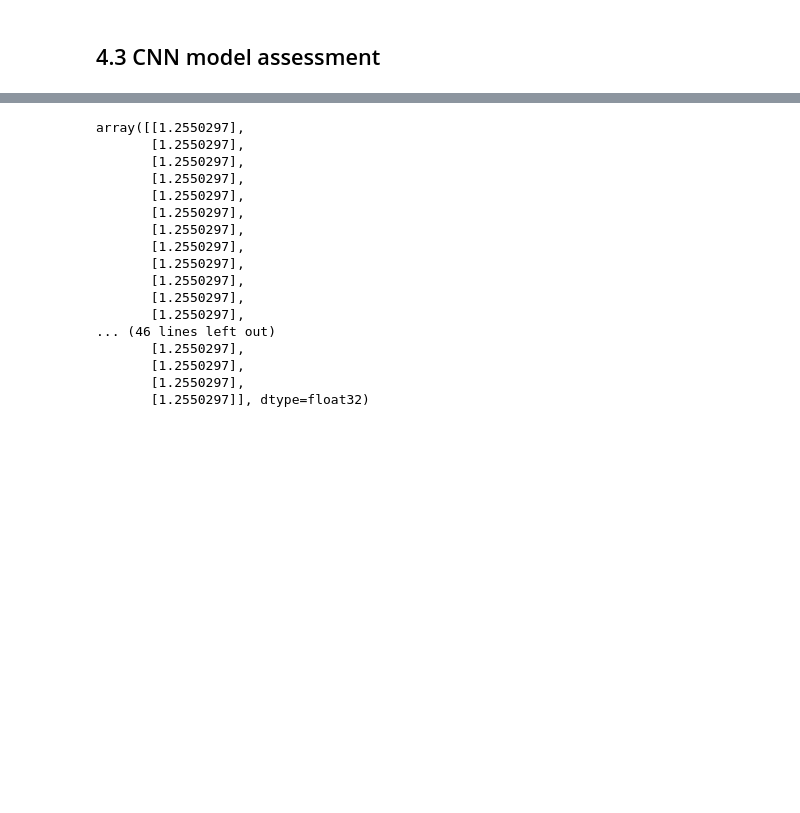
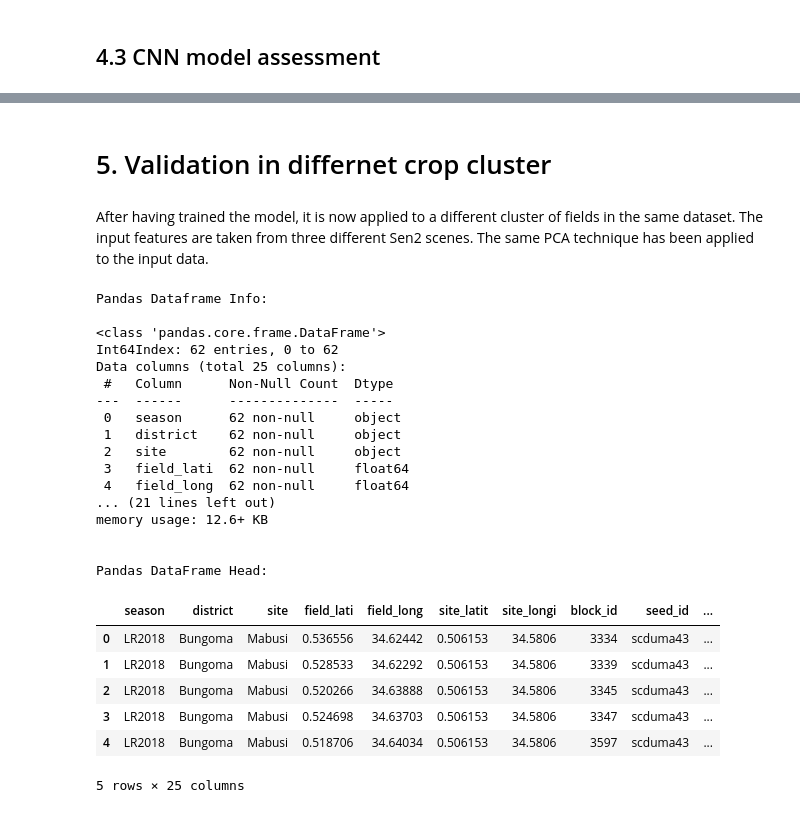
Before and after one commit to simon-donike/crop_yield_prediction_kenya, a Jupyter notebook: crop_yield.ipynb, the cells around one changed output, grey strips where cells are left out. Cells and saved outputs as stored; diff of their text form; code cells hidden in the pictures; blank space fills up the shorter version.

```diff
--- a/crop_yield.ipynb
+++ b/crop_yield.ipynb
@@ -478,20 +537,38 @@ yield_pred = model.predict(X)
-# %%
-yield_pred
-# %% [output]
-array([[1.2550297],
-       [1.2550297],
-       [1.2550297],
-       [1.2550297],
-       [1.2550297],
-       [1.2550297],
-       [1.2550297],
-       [1.2550297],
-       [1.2550297],
-       [1.2550297],
-       [1.2550297],
-       [1.2550297],
-... (46 lines left out)
-       [1.2550297],
-       [1.2550297],
-       [1.2550297],
-       [1.2550297]], dtype=float32)
+# %% [markdown]
+# 5. Validation in differnet crop cluster
+# %% [markdown]
+After having trained the model, it is now applied to a different cluster of fields in the same dataset. The input features are taken from three different Sen2 scenes. The same PCA technique has been applied to the input data.
+# %%
+# load data
+data_test = pd.read_csv("bands_sampled4_test.csv")
+# drop columns that contain NaN
+data_test = data_test.dropna(axis=0)
+print("Pandas Dataframe Info:\n")
+data_test.info()
+print("\n\nPandas DataFrame Head:\n")
+data_test.head()
+# %% [output]
+Pandas Dataframe Info:
+
+<class 'pandas.core.frame.DataFrame'>
+Int64Index: 62 entries, 0 to 62
+Data columns (total 25 columns):
+ #   Column      Non-Null Count  Dtype
+---  ------      --------------  -----
+ 0   season      62 non-null     object
+ 1   district    62 non-null     object
+ 2   site        62 non-null     object
+ 3   field_lati  62 non-null     float64
+ 4   field_long  62 non-null     float64
+... (21 lines left out)
+memory usage: 12.6+ KB
+
+
+Pandas DataFrame Head:
+|  | season | district | site | field_lati | field_long | site_latit | site_longi | block_id | seed_id | ... |
+| 0 | LR2018 | Bungoma | Mabusi | 0.536556 | 34.62442 | 0.506153 | 34.5806 | 3334 | scduma43 | ... |
+| 1 | LR2018 | Bungoma | Mabusi | 0.528533 | 34.62292 | 0.506153 | 34.5806 | 3339 | scduma43 | ... |
+| 2 | LR2018 | Bungoma | Mabusi | 0.520266 | 34.63888 | 0.506153 | 34.5806 | 3345 | scduma43 | ... |
+| 3 | LR2018 | Bungoma | Mabusi | 0.524698 | 34.63703 | 0.506153 | 34.5806 | 3347 | scduma43 | ... |
+| 4 | LR2018 | Bungoma | Mabusi | 0.518706 | 34.64034 | 0.506153 | 34.5806 | 3597 | scduma43 | ... |
+5 rows × 25 columns
```
Also changed, not shown: parts of 20 cells of this notebook, 2 other files.
